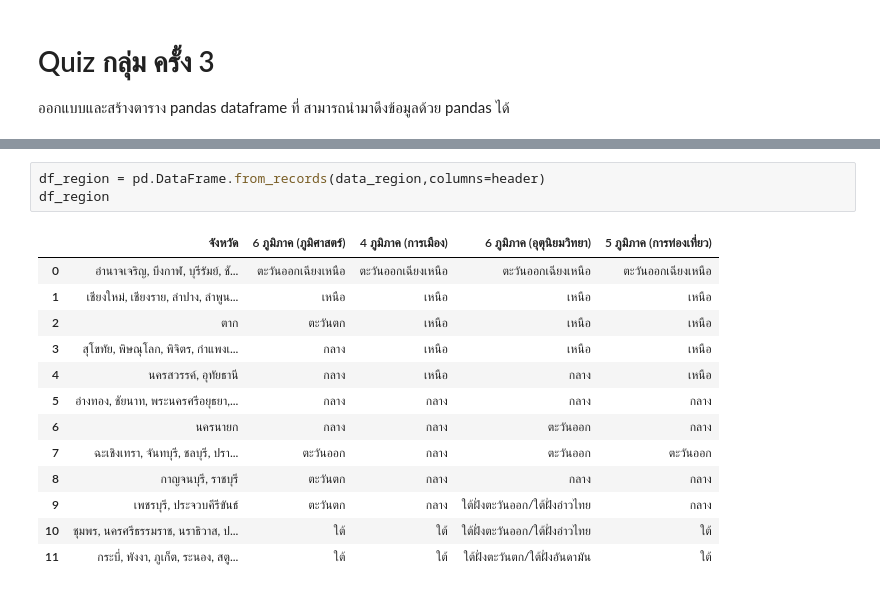
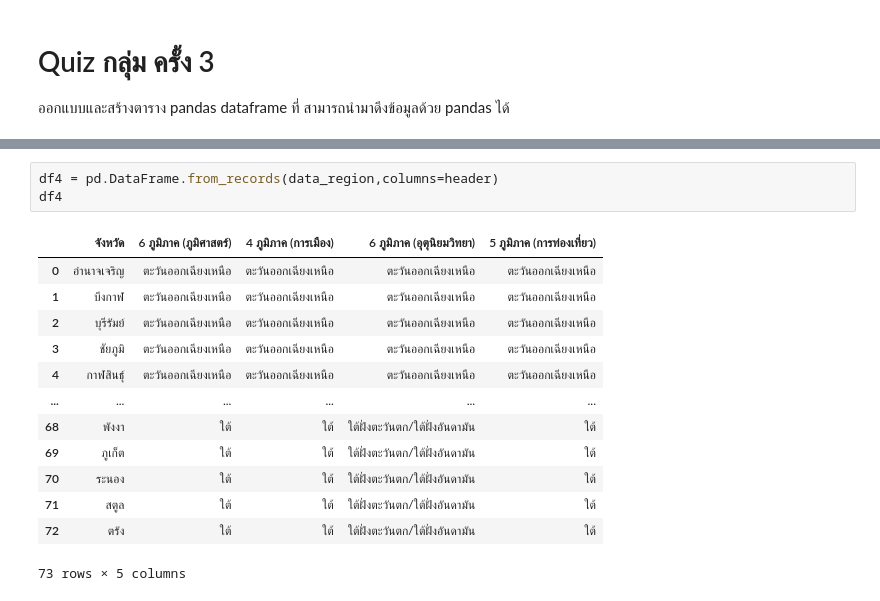
Before and after one commit to kittikhun62/data_viz_2022, a Jupyter notebook: Pandas102.ipynb, the cells around one changed output, grey strips where cells are left out. Drawn from its saved outputs; the diff is of its cells as text.

Commit message:
table Quiz3

```diff
--- a/Pandas102.ipynb
+++ b/Pandas102.ipynb
@@ -441,17 +505,17 @@ header = ['จังหวัด','6 ภูมิภาค (ภูมิศา
 # %%
-df_region = pd.DataFrame.from_records(data_region,columns=header)
-df_region
+df4 = pd.DataFrame.from_records(data_region,columns=header)
+df4
 # %% [output]
 |  | จังหวัด | 6 ภูมิภาค (ภูมิศาสตร์) | 4 ภูมิภาค (การเมือง) | 6 ภูมิภาค (อุตุนิยมวิทยา) | 5 ภูมิภาค (การท่องเที่ยว) |
-| 0 | อำนาจเจริญ, บึงกาฬ, บุรีรัมย์, ชั... | ตะวันออกเฉียงเหนือ | ตะวันออกเฉียงเหนือ | ตะวันออกเฉียงเหนือ | ตะวันออกเฉียงเหนือ |
-| 1 | เชียงใหม่, เชียงราย, ลำปาง, ลำพูน... | เหนือ | เหนือ | เหนือ | เหนือ |
-| 2 | ตาก | ตะวันตก | เหนือ | เหนือ | เหนือ |
-| 3 | สุโขทัย, พิษณุโลก, พิจิตร, กำแพงเ... | กลาง | เหนือ | เหนือ | เหนือ |
-| 4 | นครสวรรค์, อุทัยธานี | กลาง | เหนือ | กลาง | เหนือ |
-| 5 | อ่างทอง, ชัยนาท, พระนครศรีอยุธยา,... | กลาง | กลาง | กลาง | กลาง |
-| 6 | นครนายก | กลาง | กลาง | ตะวันออก | กลาง |
-| 7 | ฉะเชิงเทรา, จันทบุรี, ชลบุรี, ปรา... | ตะวันออก | กลาง | ตะวันออก | ตะวันออก |
-| 8 | กาญจนบุรี, ราชบุรี | ตะวันตก | กลาง | กลาง | กลาง |
-| 9 | เพชรบุรี, ประจวบคีรีขันธ์ | ตะวันตก | กลาง | ใต้ฝั่งตะวันออก/ใต้ฝั่งอ่าวไทย | กลาง |
-| 10 | ชุมพร, นครศรีธรรมราช, นราธิวาส, ป... | ใต้ | ใต้ | ใต้ฝั่งตะวันออก/ใต้ฝั่งอ่าวไทย | ใต้ |
-| 11 | กระบี่, พังงา, ภูเก็ต, ระนอง, สตู... | ใต้ | ใต้ | ใต้ฝั่งตะวันตก/ใต้ฝั่งอันดามัน | ใต้ |
+| 0 | อำนาจเจริญ | ตะวันออกเฉียงเหนือ | ตะวันออกเฉียงเหนือ | ตะวันออกเฉียงเหนือ | ตะวันออกเฉียงเหนือ |
+| 1 | บึงกาฬ | ตะวันออกเฉียงเหนือ | ตะวันออกเฉียงเหนือ | ตะวันออกเฉียงเหนือ | ตะวันออกเฉียงเหนือ |
+| 2 | บุรีรัมย์ | ตะวันออกเฉียงเหนือ | ตะวันออกเฉียงเหนือ | ตะวันออกเฉียงเหนือ | ตะวันออกเฉียงเหนือ |
+| 3 | ชัยภูมิ | ตะวันออกเฉียงเหนือ | ตะวันออกเฉียงเหนือ | ตะวันออกเฉียงเหนือ | ตะวันออกเฉียงเหนือ |
+| 4 | กาฬสินธุ์ | ตะวันออกเฉียงเหนือ | ตะวันออกเฉียงเหนือ | ตะวันออกเฉียงเหนือ | ตะวันออกเฉียงเหนือ |
+| ... | ... | ... | ... | ... | ... |
+| 68 | พังงา | ใต้ | ใต้ | ใต้ฝั่งตะวันตก/ใต้ฝั่งอันดามัน | ใต้ |
+| 69 | ภูเก็ต | ใต้ | ใต้ | ใต้ฝั่งตะวันตก/ใต้ฝั่งอันดามัน | ใต้ |
+| 70 | ระนอง | ใต้ | ใต้ | ใต้ฝั่งตะวันตก/ใต้ฝั่งอันดามัน | ใต้ |
+| 71 | สตูล | ใต้ | ใต้ | ใต้ฝั่งตะวันตก/ใต้ฝั่งอันดามัน | ใต้ |
+| 72 | ตรัง | ใต้ | ใต้ | ใต้ฝั่งตะวันตก/ใต้ฝั่งอันดามัน | ใต้ |
+73 rows × 5 columns
```
Also changed, not shown: parts of 2 cells of this notebook.
